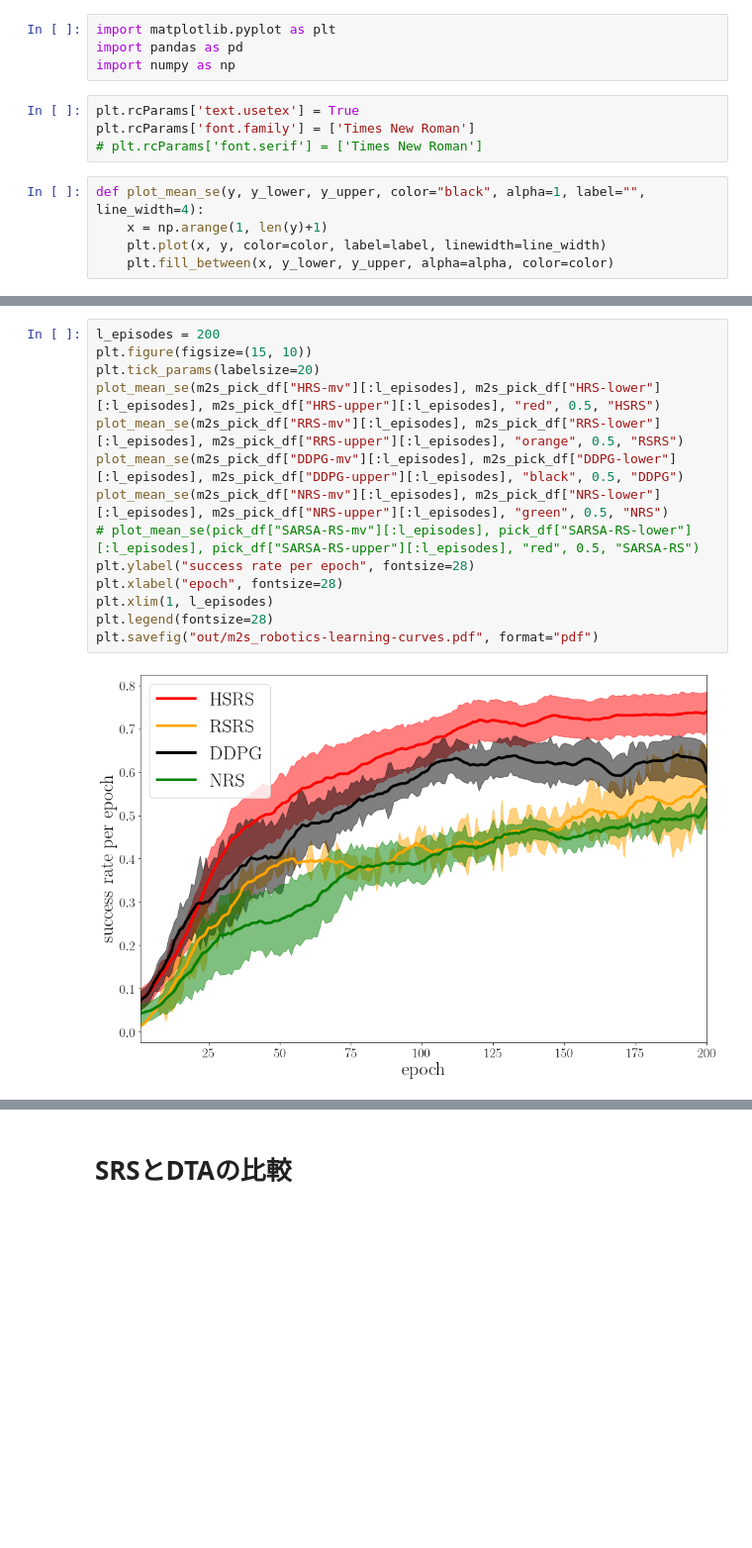
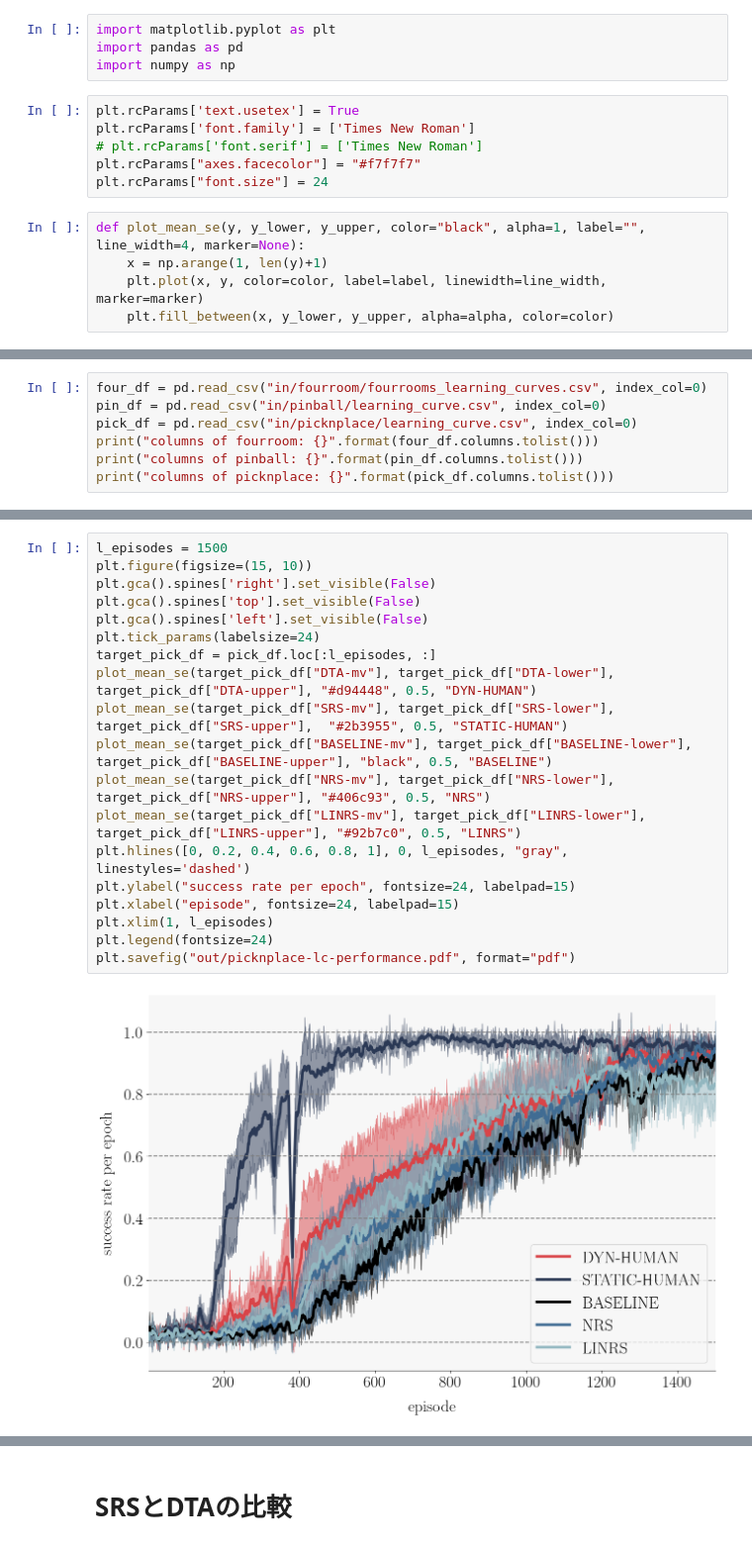
Before and after one commit to takato86/analyze_result, a Jupyter notebook: notebooks/error-bar-area.ipynb, the cells around one changed output, grey strips where cells are left out. Shown at 99% size. Cells and saved outputs as stored; diff of their text form; blank space fills up the shorter version.

Commit message:
modify figure designs

```diff
--- a/notebooks/error-bar-area.ipynb
+++ b/notebooks/error-bar-area.ipynb
@@ -6,8 +6,10 @@ import numpy as np
 plt.rcParams['text.usetex'] = True
 plt.rcParams['font.family'] = ['Times New Roman']
 # plt.rcParams['font.serif'] = ['Times New Roman']
+plt.rcParams["axes.facecolor"] = "#f7f7f7"
+plt.rcParams["font.size"] = 24
 # %%
-def plot_mean_se(y, y_lower, y_upper, color="black", alpha=1, label="", line_width=4):
+def plot_mean_se(y, y_lower, y_upper, color="black", alpha=1, label="", line_width=4, marker=None):
     x = np.arange(1, len(y)+1)
-    plt.plot(x, y, color=color, label=label, linewidth=line_width)
+    plt.plot(x, y, color=color, label=label, linewidth=line_width, marker=marker)
     plt.fill_between(x, y_lower, y_upper, alpha=alpha, color=color)
@@ -42,0 +16,7 @@ Index(['Unnamed: 0', 'AC-mean', 'AC-10_moving_average', 'AC-se', 'AC-upper',
+# %%
+four_df = pd.read_csv("in/fourroom/fourrooms_learning_curves.csv", index_col=0)
+pin_df = pd.read_csv("in/pinball/learning_curve.csv", index_col=0)
+pick_df = pd.read_csv("in/picknplace/learning_curve.csv", index_col=0)
+print("columns of fourroom: {}".format(four_df.columns.tolist()))
+print("columns of pinball: {}".format(pin_df.columns.tolist()))
+print("columns of picknplace: {}".format(pick_df.columns.tolist()))
@@ -80,16 +74,21 @@ plt.savefig("out/pinball-learning-curves.pdf", format="pdf")
 # %%
-l_episodes = 200
+l_episodes = 1500
 plt.figure(figsize=(15, 10))
-plt.tick_params(labelsize=20)
-plot_mean_se(m2s_pick_df["HRS-mv"][:l_episodes], m2s_pick_df["HRS-lower"][:l_episodes], m2s_pick_df["HRS-upper"][:l_episodes], "red", 0.5, "HSRS")
-plot_mean_se(m2s_pick_df["RRS-mv"][:l_episodes], m2s_pick_df["RRS-lower"][:l_episodes], m2s_pick_df["RRS-upper"][:l_episodes], "orange", 0.5, "RSRS")
-plot_mean_se(m2s_pick_df["DDPG-mv"][:l_episodes], m2s_pick_df["DDPG-lower"][:l_episodes], m2s_pick_df["DDPG-upper"][:l_episodes], "black", 0.5, "DDPG")
-plot_mean_se(m2s_pick_df["NRS-mv"][:l_episodes], m2s_pick_df["NRS-lower"][:l_episodes], m2s_pick_df["NRS-upper"][:l_episodes], "green", 0.5, "NRS")
-# plot_mean_se(pick_df["SARSA-RS-mv"][:l_episodes], pick_df["SARSA-RS-lower"][:l_episodes], pick_df["SARSA-RS-upper"][:l_episodes], "red", 0.5, "SARSA-RS")
-plt.ylabel("success rate per epoch", fontsize=28)
-plt.xlabel("epoch", fontsize=28)
+plt.gca().spines['right'].set_visible(False)
+plt.gca().spines['top'].set_visible(False)
+plt.gca().spines['left'].set_visible(False)
+plt.tick_params(labelsize=24)
+target_pick_df = pick_df.loc[:l_episodes, :]
+plot_mean_se(target_pick_df["DTA-mv"], target_pick_df["DTA-lower"], target_pick_df["DTA-upper"], "#d94448", 0.5, "DYN-HUMAN")
+plot_mean_se(target_pick_df["SRS-mv"], target_pick_df["SRS-lower"], target_pick_df["SRS-upper"],  "#2b3955", 0.5, "STATIC-HUMAN")
+plot_mean_se(target_pick_df["BASELINE-mv"], target_pick_df["BASELINE-lower"], target_pick_df["BASELINE-upper"], "black", 0.5, "BASELINE")
+plot_mean_se(target_pick_df["NRS-mv"], target_pick_df["NRS-lower"], target_pick_df["NRS-upper"], "#406c93", 0.5, "NRS")
+plot_mean_se(target_pick_df["LINRS-mv"], target_pick_df["LINRS-lower"], target_pick_df["LINRS-upper"], "#92b7c0", 0.5, "LINRS")
+plt.hlines([0, 0.2, 0.4, 0.6, 0.8, 1], 0, l_episodes, "gray", linestyles='dashed')
+plt.ylabel("success rate per epoch", fontsize=24, labelpad=15)
+plt.xlabel("episode", fontsize=24, labelpad=15)
 plt.xlim(1, l_episodes)
-plt.legend(fontsize=28)
-plt.savefig("out/m2s_robotics-learning-curves.pdf", format="pdf")
+plt.legend(fontsize=24)
+plt.savefig("out/picknplace-lc-performance.pdf", format="pdf")
 # %% [output]
-[figure, old version]
+[figure, new version]
```
Also changed, not shown: parts of 20 cells of this notebook.
